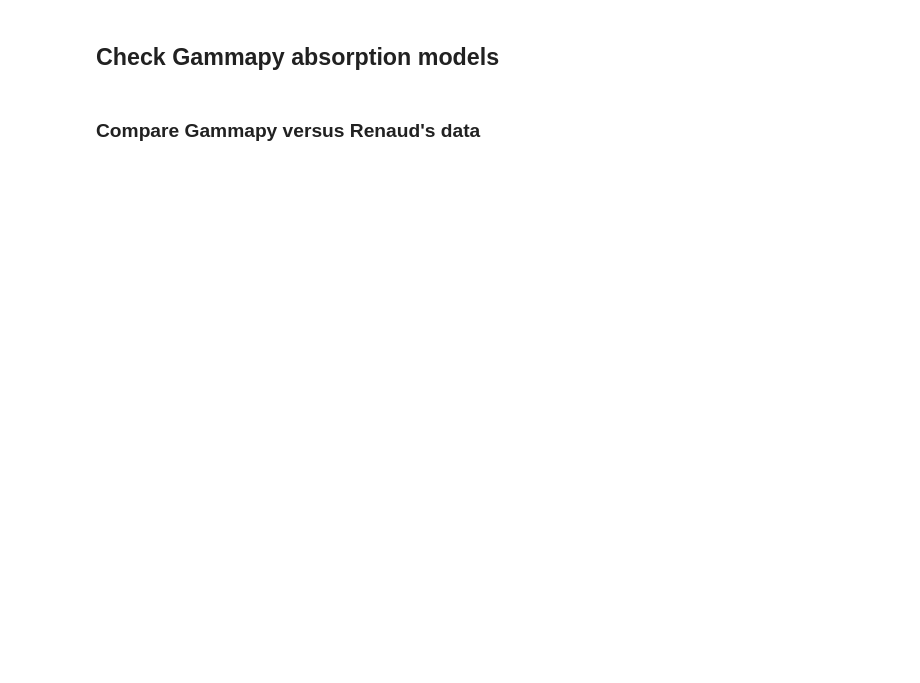
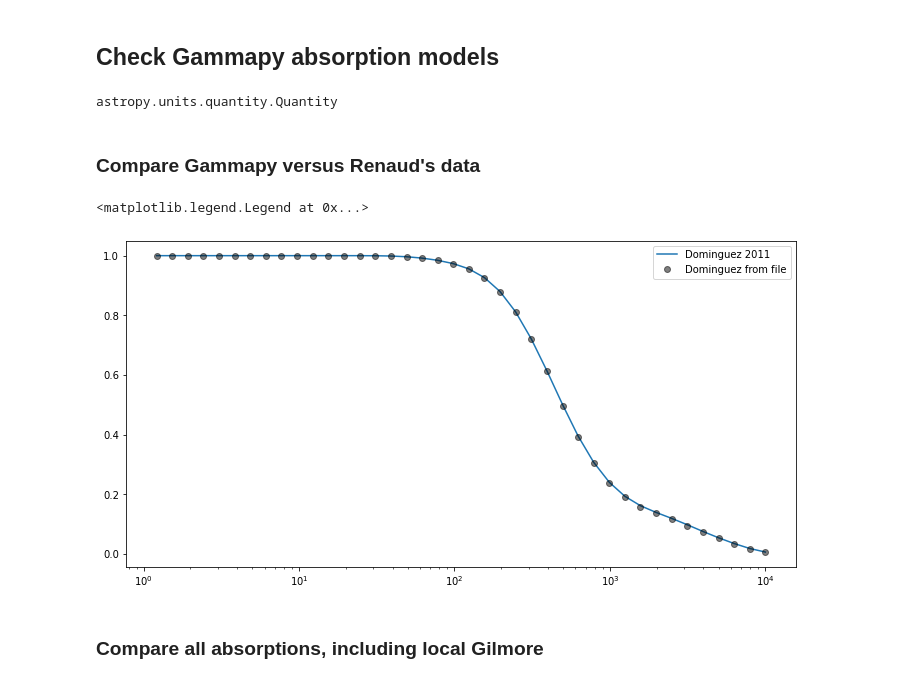
Before and after one commit to tstolarczyk/SoHAPPy, a Jupyter notebook: EBL/EBL_check.ipynb, the cells around one changed output. Drawn from its saved outputs; the diff is of its cells as text; code cells hidden in the pictures; blank space fills up the shorter version.

```diff
--- a/EBL/EBL_check.ipynb
+++ b/EBL/EBL_check.ipynb
@@ -97,15 +131,21 @@ EBL_plot(local_gilmore,zlist=redshift,ax=ax)
 # %% [markdown]
 ## Check Gammapy absorption models
 # %%
-dominguez = EBLAbsorptionNormSpectralModel.read_builtin("dominguez", redshift=redshift)
-franceschini = EBLAbsorptionNormSpectralModel.read_builtin("franceschini", redshift=redshift)
-finke = EBLAbsorptionNormSpectralModel.read_builtin("finke", redshift=redshift)
+dominguez    = EBLAbsorptionNormSpectralModel.read_builtin("dominguez")
+franceschini = EBLAbsorptionNormSpectralModel.read_builtin("franceschini")
+finke        = EBLAbsorptionNormSpectralModel.read_builtin("finke")
+# %%
+type(Eval)
+# %% [output]
+astropy.units.quantity.Quantity
 # %% [markdown]
 ### Compare Gammapy versus Renaud's data
 # %%
-fig, ax = plt.subplots(figsize=(6,6))
-energy_range = [10, 10000] * u.GeV
-opts = dict(energy_range=energy_range, energy_unit="GeV", flux_unit="", ax=ax)
-dominguez.plot(label="Dominguez 2011", **opts)
-EBL_plot(local_dominguez,zlist=redshift,tags="Dominguez from file",
-         nebin=20,ax=ax,marker="o",ls="",color="black",alpha=0.5)
+fig, ax = plt.subplots(figsize=(12,6))
+ax.plot(Eval,dominguez.evaluate(Eval,redshift=redshift*u.dimensionless_unscaled,alpha_norm=1) ,label="Dominguez 2011")
+ax.plot(Eval,local_dominguez(Eval,redshift),label="Dominguez from file",marker="o",ls="",color="black",alpha=0.5)
+ax.set_xscale("log")
+ax.legend()
+# %% [output]
+<matplotlib.legend.Legend at 0x...>
+[figure, added]
@@ -114,3 +152,5 @@ EBL_plot(local_dominguez,zlist=redshift,tags="Dominguez from file",
+# %% [markdown]
+### Compare all absorptions, including local Gilmore
 # %%
 fig, ax = plt.subplots(figsize=(6,6))
 
```
Also changed, not shown: parts of 13 cells of this notebook, 1 other file.
